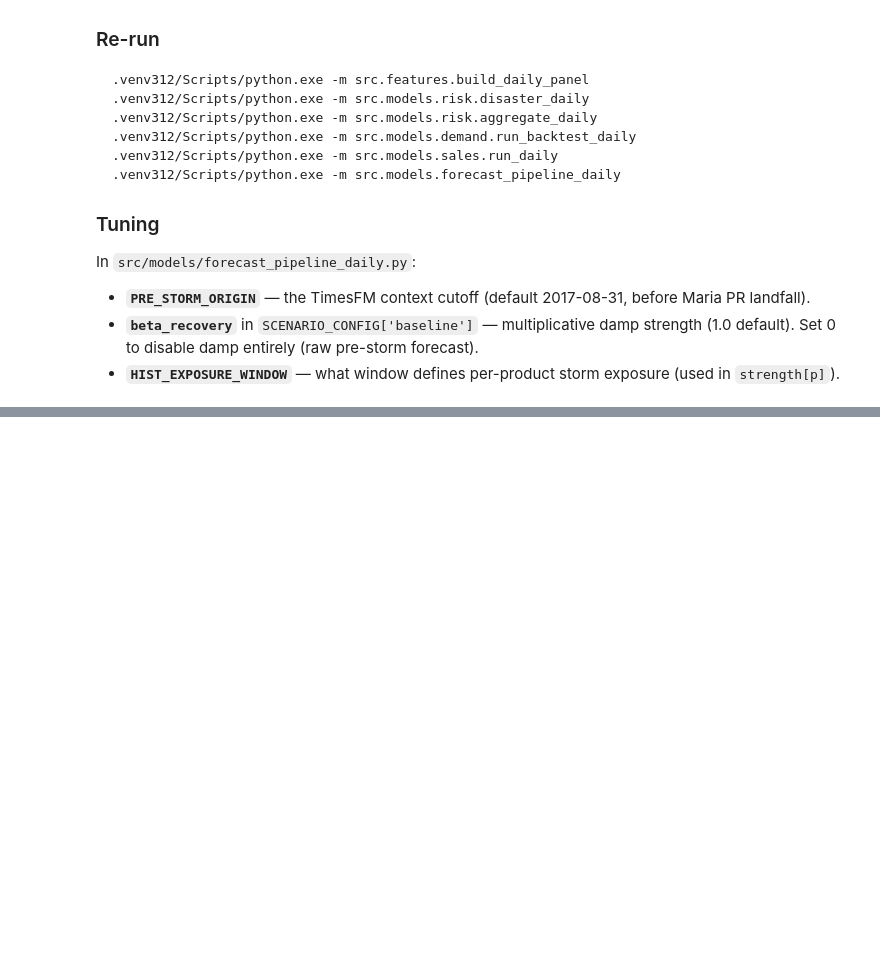
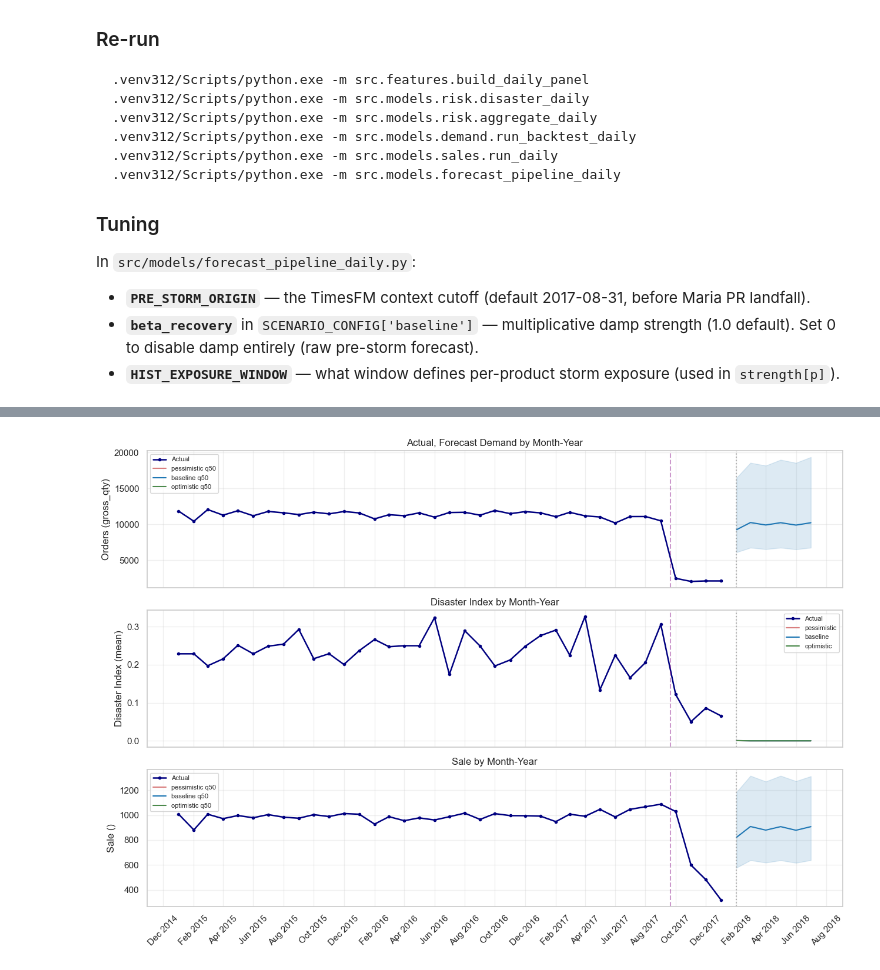
Before and after one commit to QuangThienLamData/DataCoSupplyChain-Projects, a Jupyter notebook: notebooks/forecast_pipeline_daily.ipynb, the cells around one changed output, grey strips where cells are left out. Saved outputs shown, nothing was run; the diff lists cells and outputs as text; code cells hidden in the pictures; blank space fills up the shorter version.

```diff
--- a/notebooks/forecast_pipeline_daily.ipynb
+++ b/notebooks/forecast_pipeline_daily.ipynb
@@ -159,18 +165,0 @@ po = pd.read_parquet(ROOT / 'forecasts' / 'm1_demand_daily_portfolio.parquet')
-# %%
-top6 = META.sort_values('total_revenue', ascending=False).head(6)['product_card_id'].tolist()
-fig, axes = plt.subplots(2, 3, figsize=(16, 7))
-for ax, pid in zip(axes.flat, top6):
-    hist = M4[(M4['product_card_id']==pid) & (M4['data_type']=='actual')].sort_values('date')
-    hist = hist[hist['date']>='2017-01-01']
-    ax.plot(hist['date'], hist['actual_revenue_realized'], color='black', lw=0.8, label='actual')
-    for scen, color in SCEN_COLORS.items():
-        sub = M4[(M4['product_card_id']==pid) & (M4['scenario']==scen)].sort_values('date')
-        ax.plot(sub['date'], sub['q50'], color=color, lw=1.0, label=scen)
-        ax.fill_between(sub['date'], sub['q10'], sub['q90'], color=color, alpha=0.10)
-    ax.axvline(pd.Timestamp('2018-01-31'), color='gray', linestyle=':', alpha=0.6)
-    name = META.loc[META['product_card_id']==pid,'product_name'].iloc[0][:30]
-    ax.set_title(f'{int(pid)} {name}', fontsize=9)
-    ax.tick_params(axis='x', rotation=30, labelsize=8); ax.grid(alpha=0.3)
-axes.flat[0].legend(fontsize=7, loc='upper right')
-plt.suptitle('Top 6 products — daily actual + 3-scenario forecast', y=1.02)
-plt.tight_layout(); plt.show()
@@ -236,0 +228,50 @@ In `src/models/forecast_pipeline_daily.py`:
+# %%
+import matplotlib.dates as mdates
+
+def _monthly(df, val_col, agg='sum'):
+    s = df.copy()
+    s['ym'] = s['date'].values.astype('datetime64[M]')
+    return getattr(s.groupby('ym')[val_col], agg)()
+
+fig, axes = plt.subplots(3, 1, figsize=(13, 9), sharex=True)
+
+# 1. M1 demand (orders / qty)
+hist_m1m = _monthly(M1[M1['data_type']=='actual'], 'actual_gross_qty', 'sum')
+axes[0].plot(hist_m1m.index, hist_m1m.values, color='navy', lw=1.8, marker='o', ms=3, label='Actual')
+for scen, color in SCEN_COLORS.items():
+    fc = M1[(M1['data_type']=='forecast') & (M1['scenario']==scen)].copy()
+    q10 = _monthly(fc, 'q10'); q50 = _monthly(fc, 'q50'); q90 = _monthly(fc, 'q90')
+    axes[0].plot(q50.index, q50.values, color=color, lw=1.5, label=f'{scen} q50')
+    axes[0].fill_between(q50.index, q10.values, q90.values, color=color, alpha=0.15)
+axes[0].set_title('Actual, Forecast Demand by Month-Year')
+axes[0].set_ylabel('Orders (gross_qty)'); axes[0].legend(fontsize=8); axes[0].grid(alpha=0.3)
+
+# 2. M3 disaster index (mean)
+hist_m3m = _monthly(M3[M3['data_type']=='actual'], 'actual_disaster_index', 'mean')
+axes[1].plot(hist_m3m.index, hist_m3m.values, color='navy', lw=1.8, marker='o', ms=3, label='Actual')
+for scen, color in SCEN_COLORS.items():
+    fc = M3[(M3['data_type']=='forecast') & (M3['scenario']==scen)].copy()
+    q50 = _monthly(fc, 'disaster_index', 'mean')
+    axes[1].plot(q50.index, q50.values, color=color, lw=1.5, label=f'{scen}')
+axes[1].set_title('Disaster Index by Month-Year')
+axes[1].set_ylabel('Disaster Index (mean)'); axes[1].legend(fontsize=8); axes[1].grid(alpha=0.3)
+
+# 3. M4 sale (revenue)
+hist_m4m = _monthly(M4[M4['data_type']=='actual'], 'actual_revenue_realized', 'sum') / 1e3
+axes[2].plot(hist_m4m.index, hist_m4m.values, color='navy', lw=1.8, marker='o', ms=3, label='Actual')
+for scen, color in SCEN_COLORS.items():
+    fc = M4[(M4['data_type']=='forecast') & (M4['scenario']==scen)].copy()
+    q10 = _monthly(fc, 'q10') / 1e3; q50 = _monthly(fc, 'q50') / 1e3; q90 = _monthly(fc, 'q90') / 1e3
+    axes[2].plot(q50.index, q50.values, color=color, lw=1.5, label=f'{scen} q50')
+    axes[2].fill_between(q50.index, q10.values, q90.values, color=color, alpha=0.15)
+axes[2].set_title('Sale by Month-Year')
+axes[2].set_ylabel('Sale ()'); axes[2].legend(fontsize=8); axes[2].grid(alpha=0.3)
+
+for ax in axes:
+    ax.axvline(pd.Timestamp('2017-09-20'), color='purple', linestyle='--', alpha=0.4)
+    ax.axvline(pd.Timestamp('2018-01-31'), color='gray', linestyle=':', alpha=0.6)
+    ax.xaxis.set_major_locator(mdates.MonthLocator(interval=2))
+    ax.xaxis.set_major_formatter(mdates.DateFormatter('%b %Y'))
+plt.xticks(rotation=45); plt.tight_layout(); plt.show()
+# %% [output]
+[figure, added]
```
Also changed, not shown: parts of 6 cells of this notebook, 7 other files.
